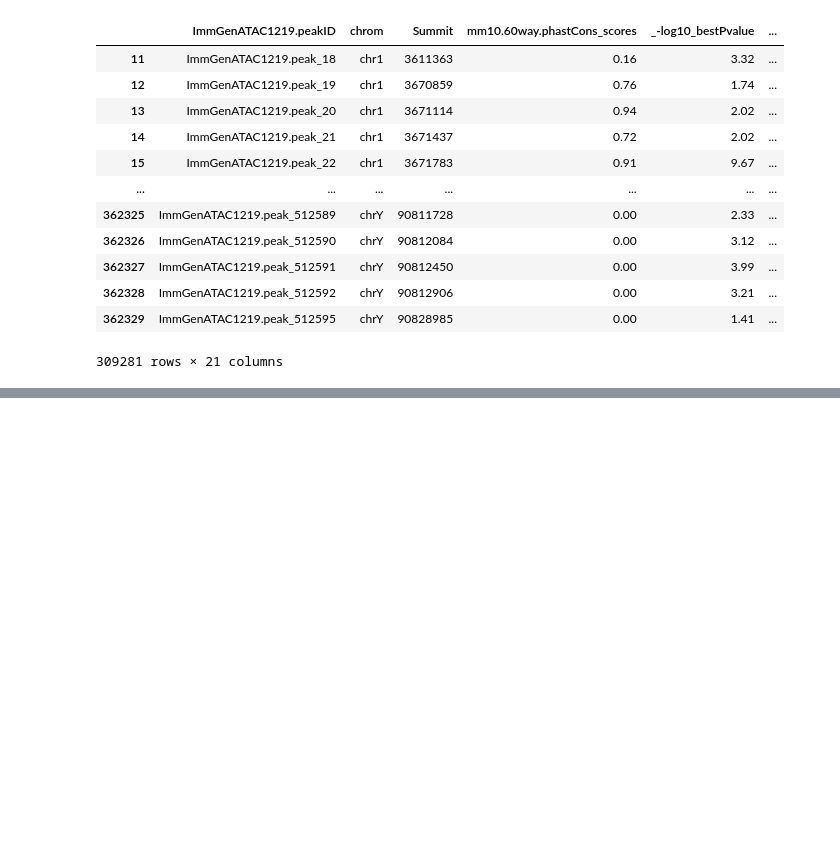
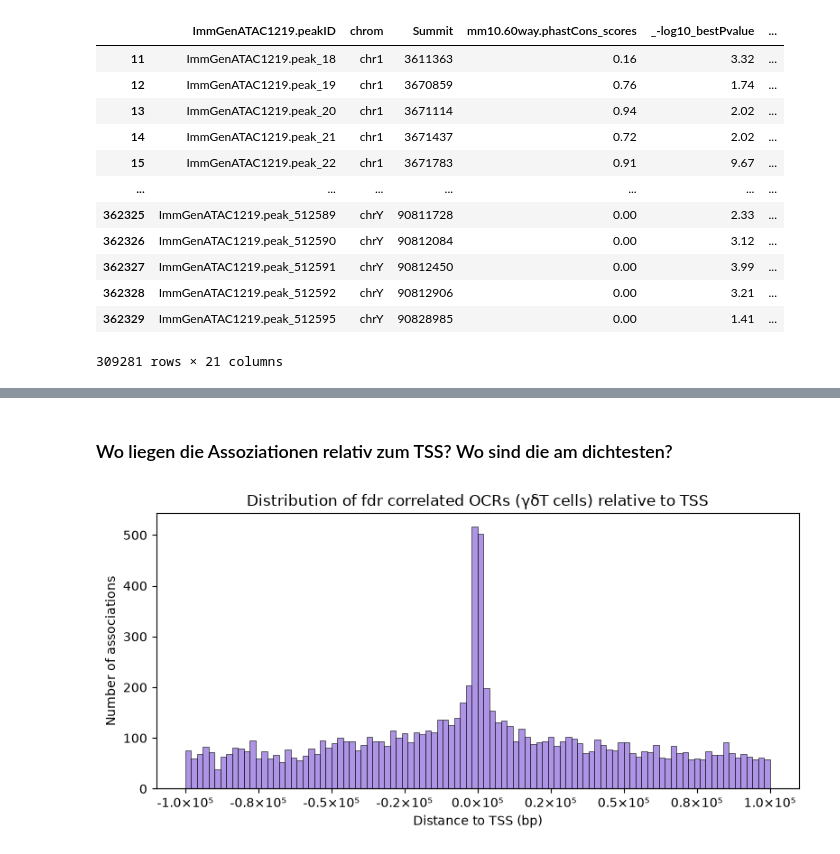
Before and after one commit to datascience-mobi-2026/topic04_team03, a Jupyter notebook: Jupyter_Lotta copy.ipynb, the cells around one changed output, grey strips where cells are left out. Saved outputs shown, nothing was run; the diff lists cells and outputs as text; code cells hidden in the pictures; blank space fills up the shorter version.

```diff
--- a/Jupyter_Lotta copy.ipynb
+++ b/Jupyter_Lotta copy.ipynb
@@ -467,0 +553,2 @@ results_corr.head()
+# %%
+results_corr_tgd = results_corr_tgd.dropna(subset=['p_value']) #man muss einen NaN Korrelationswert rausnehmen, weil das FDR verwirrt...
@@ -467,0 +581,4 @@ results_corr.head()
+# %%
+_ , p_fdr, _, _ = multipletests(results_corr_tgd['p_value'], method='fdr_bh')
+results_corr_tgd['p_fdr'] = p_fdr
+corr_fdr_tgd = results_corr_tgd[p_fdr < 0.05]
@@ -467,0 +602,8 @@ results_corr.head()
+# %%
+meta_cols = ["TSS", "genes.within.100Kb", "_-log10_bestPvalue", "Included.in.systematic.analysis",
+             "ImmGenATAC1219.peakID", "chrom", "Summit", "mm10.60way.phastCons_scores"]
+signal_cols_all = [col for col in ATAC_pfiltered.columns
+                   if col not in meta_cols
+                   and col in RNA_seq.columns] #alle Zelltypen Spaltennamen in ATAC,
+#ohne meta_cols und nur, wenn in ATAC, aber als liste und
+signal_cols_all
@@ -467,0 +701,4 @@ results_corr.head()
+# %%
+_ , p_fdr, _, _ = multipletests(results_corr_all['p_value'], method='fdr_bh')
+results_corr_all['p_fdr'] = p_fdr
+corr_fdr_all = results_corr_all[p_fdr < 0.05]
@@ -467,0 +792,26 @@ results_corr.head()
+# %% [markdown]
+<h3> Wo liegen die Assoziationen relativ zum TSS? Wo sind die am dichtesten?
+# %%
+fig, ax = plt.subplots(figsize=(8, 4))
+
+sns.histplot(
+    data=corr_fdr_tgd,        # ganzer DataFrame
+    x="distance",              # Spaltenname
+    bins=100,
+    color="mediumpurple",
+    ax=ax
+)
+
+ax.set_xlabel("Distance to TSS (bp)")
+ax.set_ylabel("Number of associations")
+ax.set_title("Distribution of fdr correlated OCRs (γδT cells) relative to TSS")
+
+# x-Achse in 100kb-Einheiten wie Yoshida
+ax.xaxis.set_major_formatter(
+    plt.FuncFormatter(lambda x, _: f"{x/1e5:.1f}×10⁵")
+)
+
+plt.tight_layout()
+plt.show()
+# %% [output]
+[figure, added]
```
Also changed, not shown: parts of 47 cells of this notebook.
